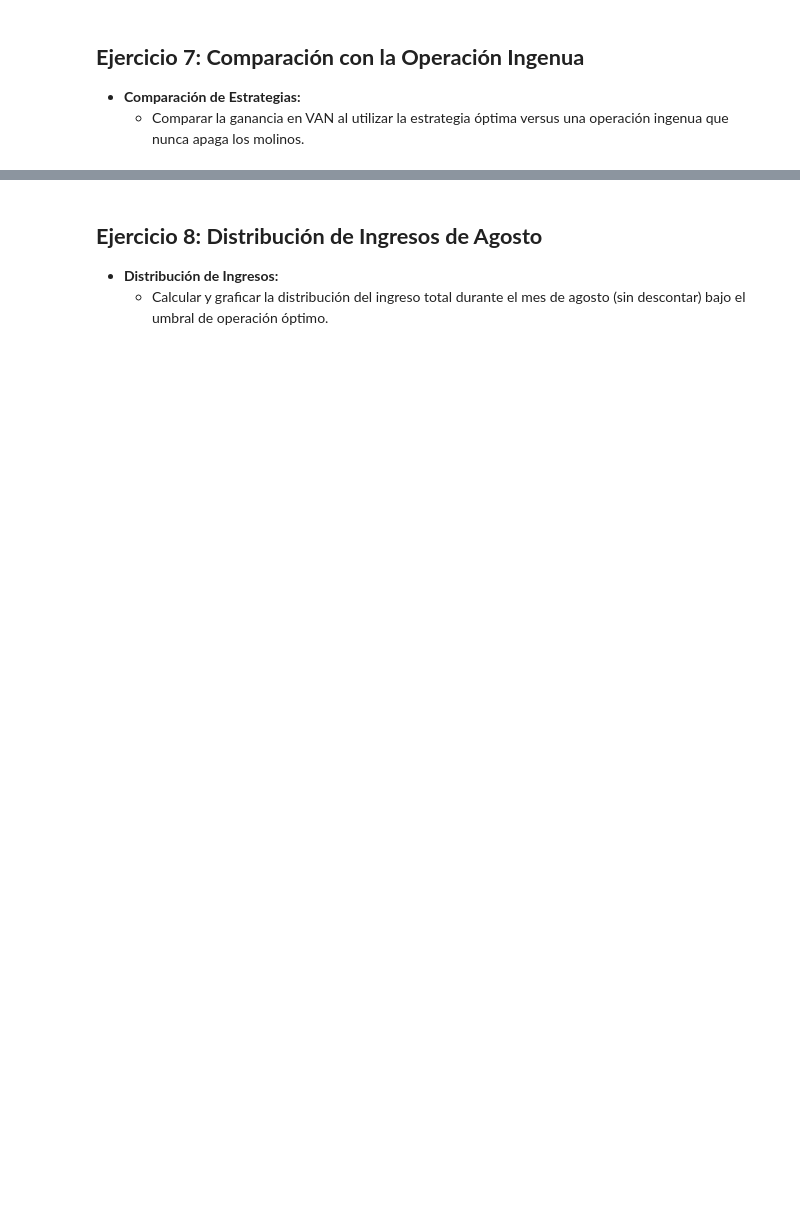
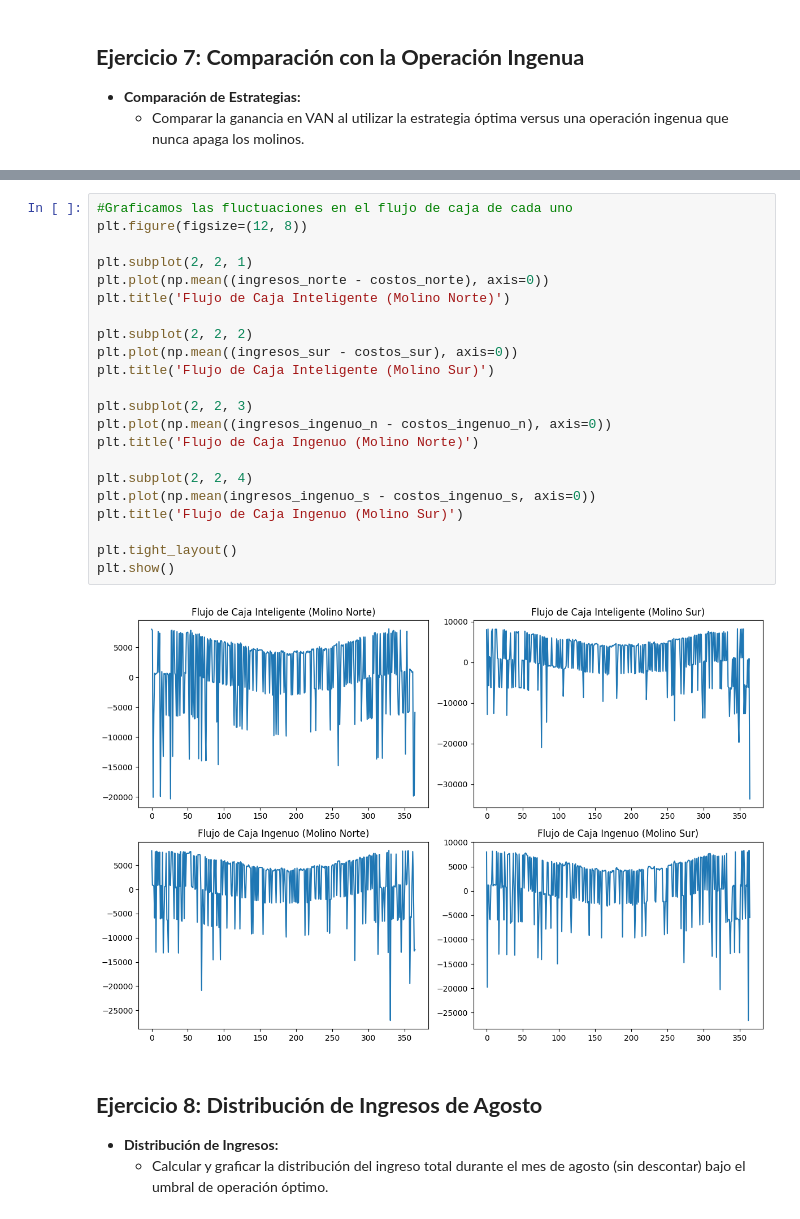
Before and after one commit to olmiave/ACN_TP1, a Jupyter notebook: TP1.ipynb, the cells around one changed output, grey strips where cells are left out. Saved outputs shown, nothing was run; the diff lists cells and outputs as text; blank space fills up the shorter version.

```diff
--- a/TP1.ipynb
+++ b/TP1.ipynb
@@ -909,3 +938,27 @@ plt.show()
+# %%
+#Graficamos las fluctuaciones en el flujo de caja de cada uno
+plt.figure(figsize=(12, 8))
+
+plt.subplot(2, 2, 1)
+plt.plot(np.mean((ingresos_norte - costos_norte), axis=0))
+plt.title('Flujo de Caja Inteligente (Molino Norte)')
+
+plt.subplot(2, 2, 2)
+plt.plot(np.mean((ingresos_sur - costos_sur), axis=0))
+plt.title('Flujo de Caja Inteligente (Molino Sur)')
+
+plt.subplot(2, 2, 3)
+plt.plot(np.mean((ingresos_ingenuo_n - costos_ingenuo_n), axis=0))
+plt.title('Flujo de Caja Ingenuo (Molino Norte)')
+
+plt.subplot(2, 2, 4)
+plt.plot(np.mean(ingresos_ingenuo_s - costos_ingenuo_s, axis=0))
+plt.title('Flujo de Caja Ingenuo (Molino Sur)')
+
+plt.tight_layout()
+plt.show()
+# %% [output]
+[figure, added]
 # %% [markdown]
 ## **Ejercicio 8: Distribución de Ingresos de Agosto** <a name="Ejercicio-8"></a>
 - **Distribución de Ingresos:**
```
Also changed, not shown: parts of 15 cells of this notebook.
